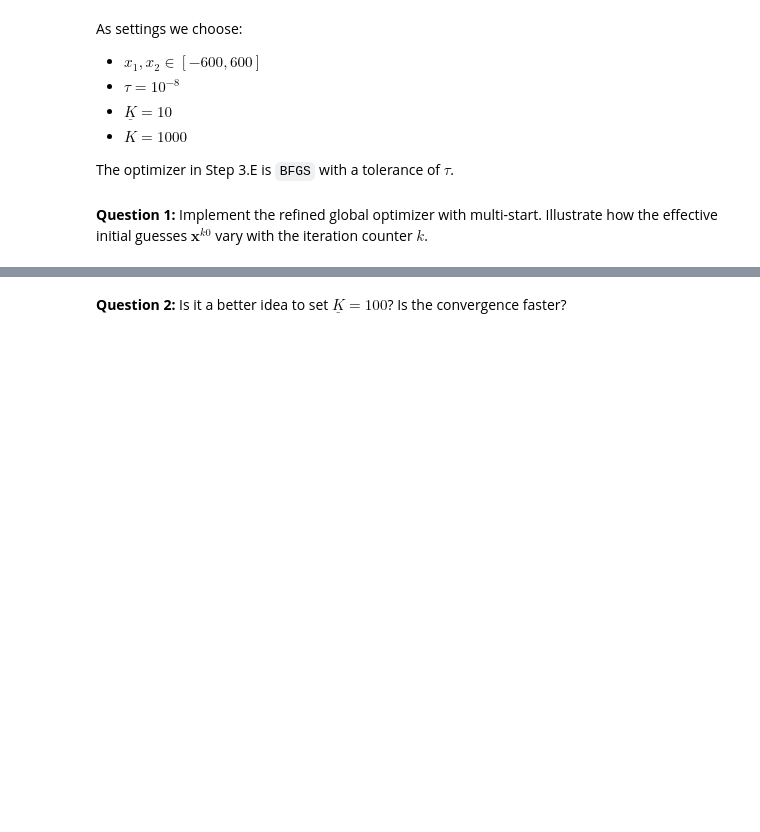
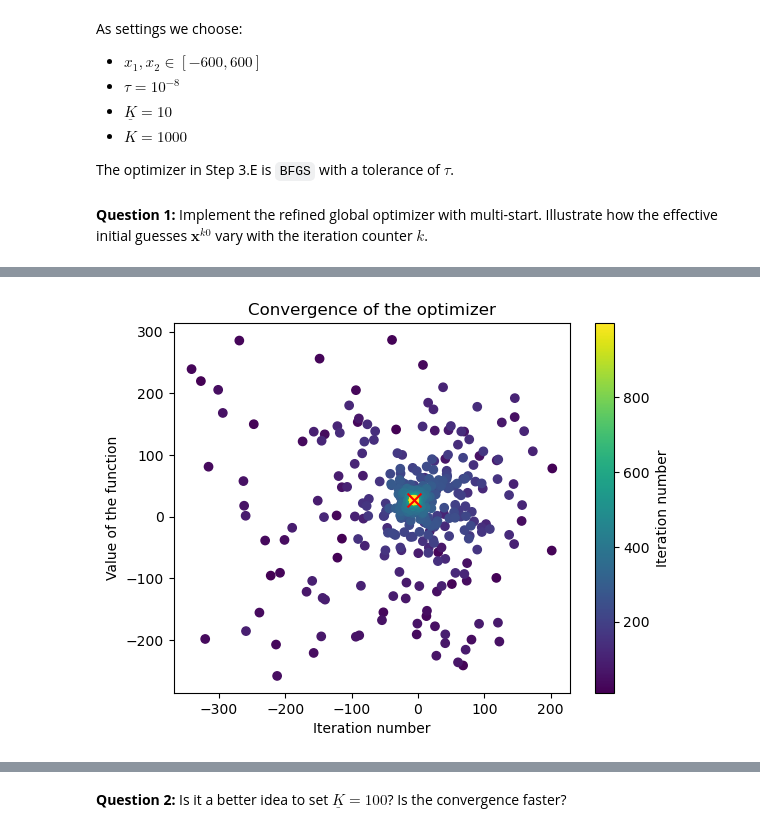
Before and after one commit to NumEconCopenhagen/projects-2023-jt, a Jupyter notebook: Exam/Exam-2023-notebook.ipynb, the cells around one changed output, grey strips where cells are left out. Drawn from its saved outputs; the diff is of its cells as text; code cells hidden in the pictures; blank space fills up the shorter version.

```diff
--- a/Exam/Exam-2023-notebook.ipynb
+++ b/Exam/Exam-2023-notebook.ipynb
@@ -749,0 +748,81 @@ The optimizer in Step 3.E is `BFGS` with a tolerance of $\tau$.
+# %%
+# We set a seed for our randomization
+np.random.seed(67)
+
+
+# We set the parameters
+    # 1. We set the bounds for x1 and x2
+bounds = [-600,600]
+# and the tolerance for tau
+tau = 1e-8
+    # 2. We set the number of warmup iterations
+K_warmup = 10
+    # and the maximum number of iterations
+K_max = 1000
+
+# 3. Create the optimizer
+
+def global_optimizer (bounds, tau, K_warmup, K_max):
+    x_star = None
+    f_best = np.inf
+
+    # We cresa a list to store the results
+    x_list = []
+
+    for k in range(K_max) :
+
+        #3.a We draw a random point from the uniform distribution, this will be our starting point (initial guess)
+        x_k = np.random.uniform(bounds[0], bounds[1], size=2)
+
+        #3.b We evaluate the function at the point
+        if k >= K_warmup :
+
+            #3.c We calculate chi^k
+            chi_k = 0.50 * (2/ (1+np.exp((k - K_warmup)/100)))
+            #3.d We set x_k0
+            x_k0 = chi_k * x_k + (1-chi_k) * x_star
+            x_list.append(x_k0)
+
+        #3.e We run the optimizer to get our result x^(k*)
+        result = optimize.minimize(griewank, x_k, method='BFGS', tol=tau)
+        x_opt = result.x
+        f_opt = result.fun
+
+        #3.f We update x_star if the result is better
+        if k == 0 or f_opt < f_best :
+            x_star = x_opt
+            f_best = f_opt
+
+        #3.g We evaluate the function of x_star
+        if f_opt < tau:
+            break
+
+    #4. We return the result
+    return x_star, x_list
+
+
+# 5. We run the optimizer
+best_solution , x_list = global_optimizer(bounds, tau, K_warmup, K_max)
+
+
+print('The solution is ', best_solution)
+print('the value of the function at the solution is ', griewank(best_solution))
+
+# we will now illustrate the results
+# 6. We create a list with the values of x1 and x2 at each iteration
+x_array = np.array(x_list)
+x1_list = x_array[:,0]
+x2_list = x_array[:,1]
+
+# 7. We create a list with the iteration numbers
+k_list = range(K_warmup,K_max)
+
+# 8. We plot the results
+plt.scatter(x1_list,x2_list, c=k_list, cmap='viridis')
+plt.colorbar(label = 'Iteration number')
+plt.xlabel('Iteration number')
+plt.ylabel('Value of the function')
+plt.title('Convergence of the optimizer')
+plt.scatter(best_solution[0],best_solution[1], c='red', marker='x', s=100, label='Best solution')
+plt.show()
+# %% [output]
@@ -749,0 +831 @@ The optimizer in Step 3.E is `BFGS` with a tolerance of $\tau$.
+[figure, added]
```
Also changed, not shown: parts of 7 cells of this notebook, 1 other file.
